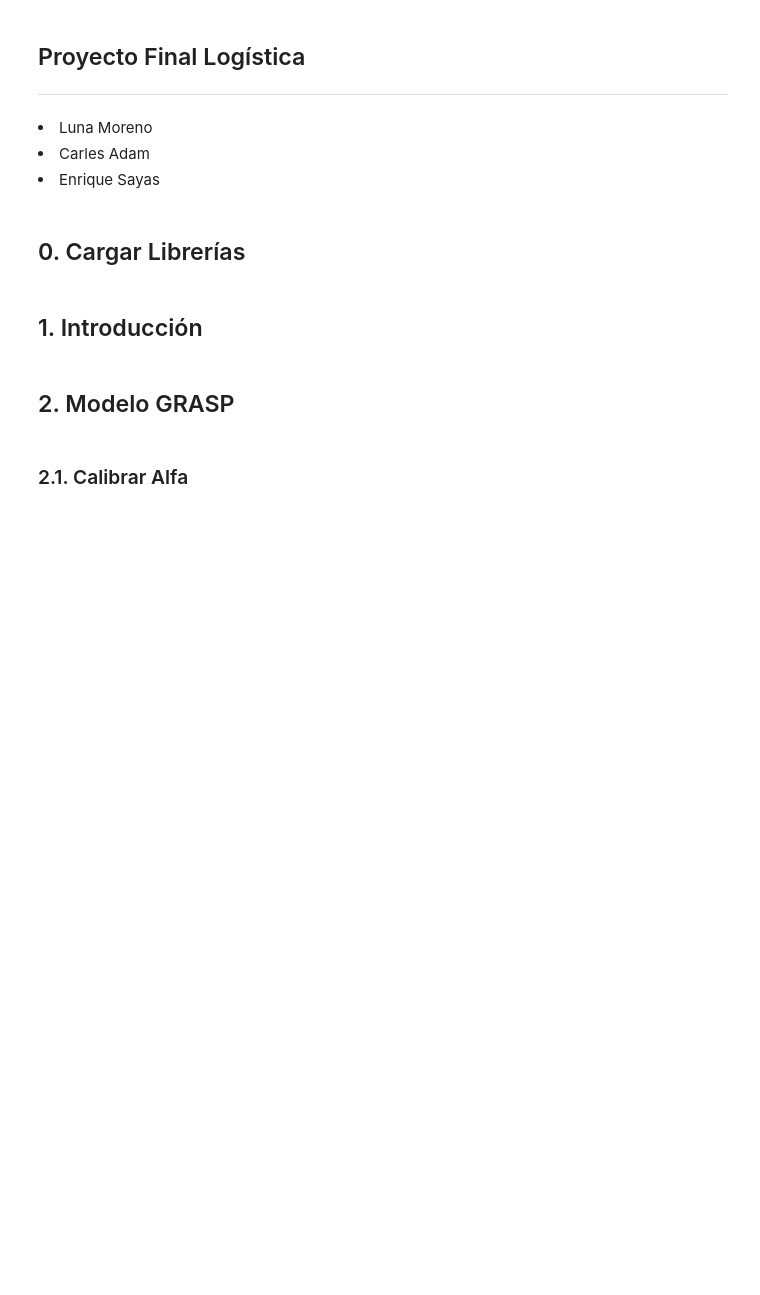
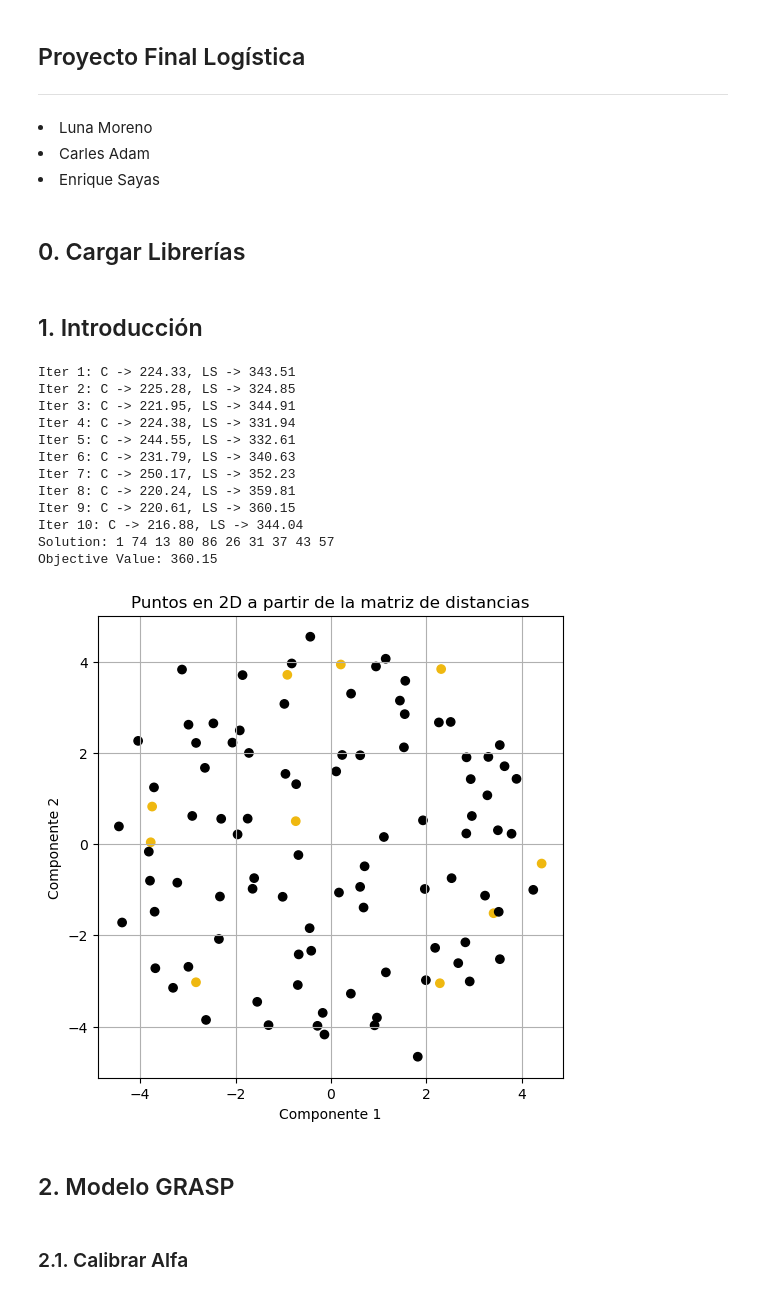
Before and after one commit to ensabai/Trabajo-Log-stica, a Jupyter notebook: notebook.ipynb, the cells around one changed output. Drawn from its saved outputs; the diff is of its cells as text; code cells hidden in the pictures; blank space fills up the shorter version.

Commit message:
Visualizar Soluciones en 2D

```diff
--- a/notebook.ipynb
+++ b/notebook.ipynb
@@ -14,5 +18,59 @@ import seaborn as sns
 # %% [markdown]
 ## 1. Introducción
+# %%
+def resolver(path, alpha):
+    inst = instance.readInstance(path)
+    sol = grasp.execute(inst, 10, alpha)
+    solution.printSolution(sol)
+    return sol["sol"]
+
+def visualizar_solucion(path, alpha=None):
+    if alpha != None:
+        sol = resolver(path, alpha)
+    else:
+        sol = []
+
+    # Cargar el archivo con las distancias
+    distancias = pd.read_table(path, sep = " ", skiprows=1, header=None)
+    # Creamos la matriz de distancias
+    matriz_distancias = np.zeros([100,100])
+
+    for _ , fila in distancias.iterrows():
+        i, j, distancia = fila
+        matriz_distancias[int(i),int(j)] = distancia
+        matriz_distancias[int(j),int(i)] = distancia
+
+    # Visualizamos su representación en 2D
+    mds = MDS(n_components=2, dissimilarity='precomputed', random_state=33)
+    coordenadas_2d = mds.fit_transform(matriz_distancias)
+
+    # Etiquetas para los puntos (opcional)
+    colores = ["#efb810" if i in sol else "black" for i, (x, y) in enumerate(coordenadas_2d)]
+
+    plt.figure(figsize=(6, 6))
+    plt.scatter(coordenadas_2d[:, 0], coordenadas_2d[:, 1], color=colores, marker='o')
+
+    plt.title("Puntos en 2D a partir de la matriz de distancias")
+    plt.xlabel("Componente 1")
+    plt.ylabel("Componente 2")
+    plt.grid(True)
+    plt.show()
+# %%
+visualizar_solucion("instances/MDG-a_1_100_m10.txt",alpha=0.85)
+# %% [output]
+Iter 1: C -> 224.33, LS -> 343.51
+Iter 2: C -> 225.28, LS -> 324.85
+Iter 3: C -> 221.95, LS -> 344.91
+Iter 4: C -> 224.38, LS -> 331.94
+Iter 5: C -> 244.55, LS -> 332.61
+Iter 6: C -> 231.79, LS -> 340.63
+Iter 7: C -> 250.17, LS -> 352.23
+Iter 8: C -> 220.24, LS -> 359.81
+Iter 9: C -> 220.61, LS -> 360.15
+Iter 10: C -> 216.88, LS -> 344.04
+Solution: 1 74 13 80 86 26 31 37 43 57
+Objective Value: 360.15
+[figure, added]
 # %% [markdown]
 ## 2. Modelo GRASP
 # %% [markdown]
```
Also changed, not shown: parts of 3 cells of this notebook.
